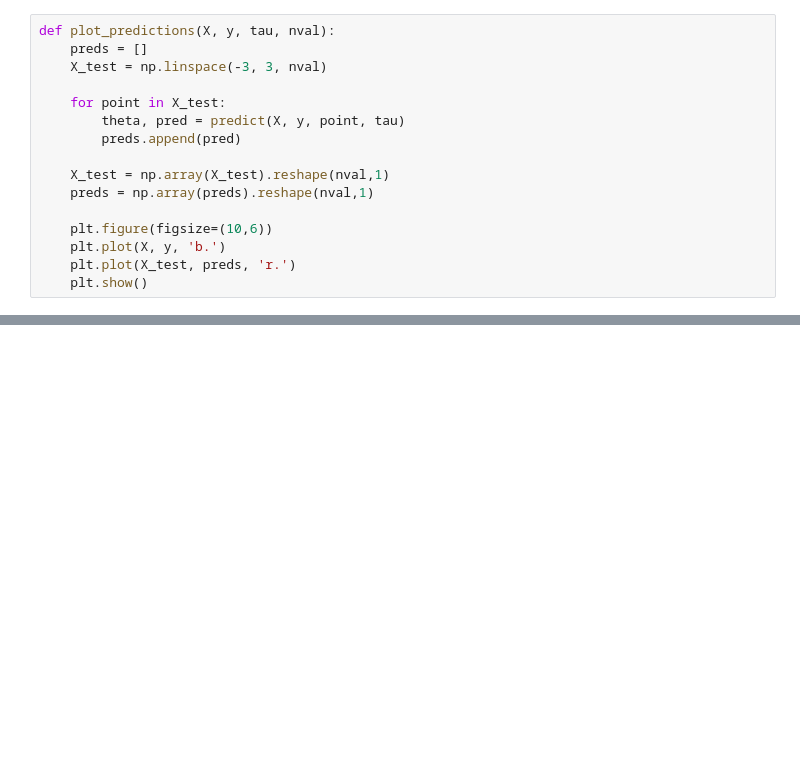
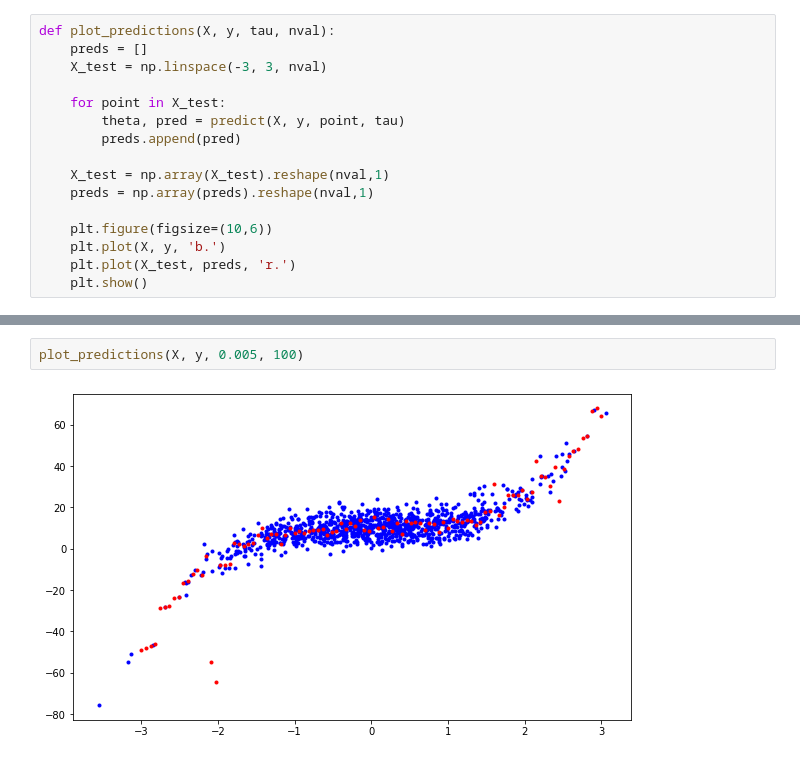
Before and after one commit to aravindhrs-lab/ML, a Jupyter notebook: lab11_LocallyWeightedLR.ipynb, the cells around one changed output, grey strips where cells are left out. Drawn from its saved outputs; the diff is of its cells as text; blank space fills up the shorter version.

```diff
--- a/lab11_LocallyWeightedLR.ipynb
+++ b/lab11_LocallyWeightedLR.ipynb
@@ -54,0 +59,4 @@ plot_predictions(X, y, 0.08, 100)
+# %%
+plot_predictions(X, y, 0.005, 100)
+# %% [output]
+[figure, added]
```
Also changed, not shown: parts of 7 cells of this notebook.
